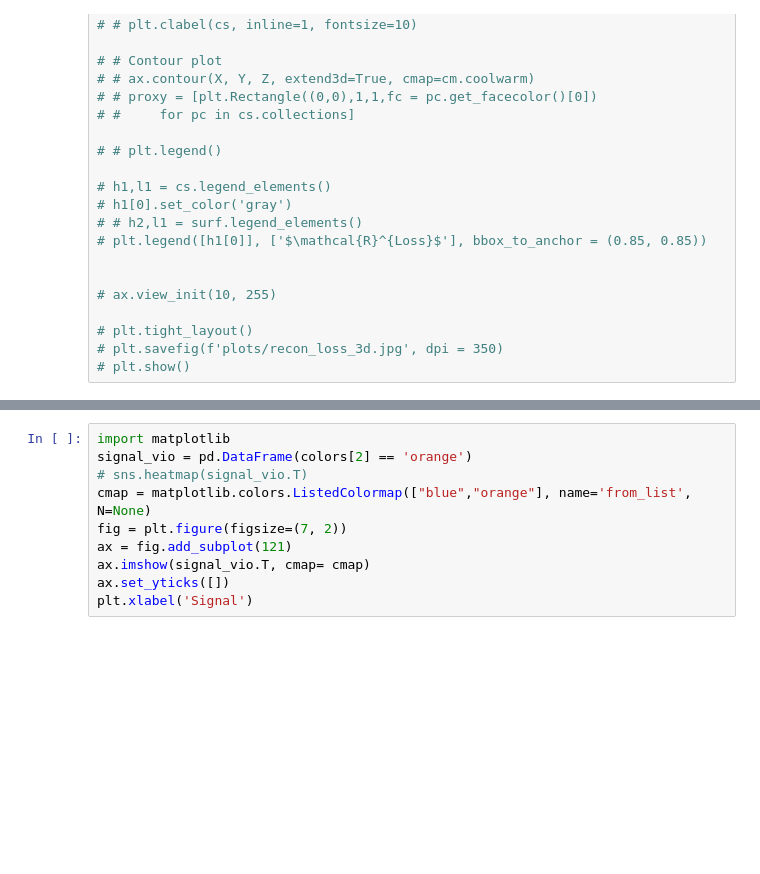
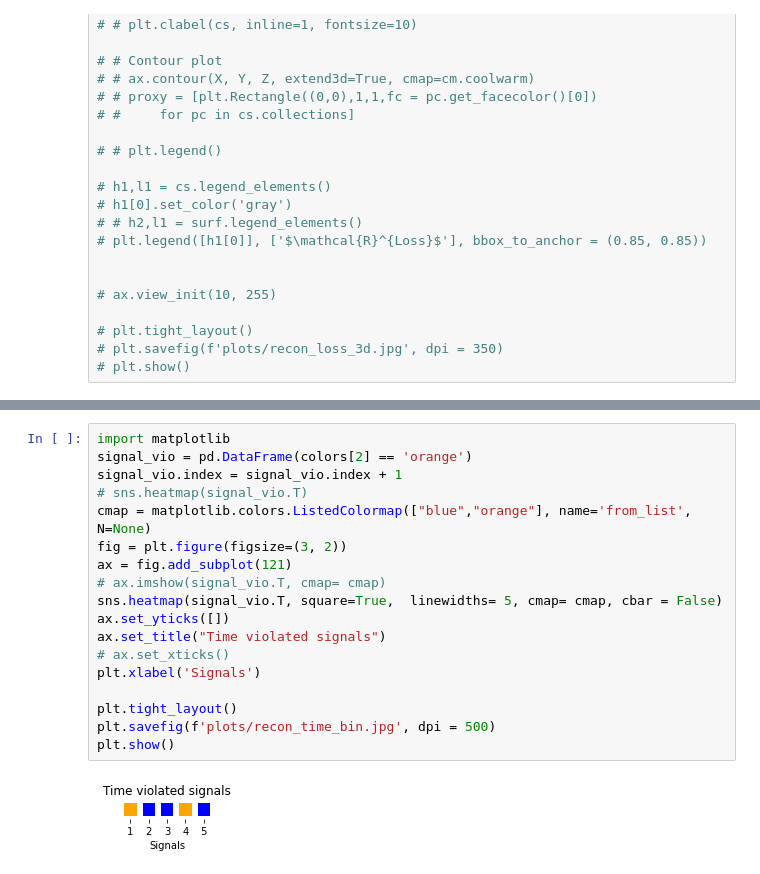
Before and after one commit to shahriar0651/canshield, a Jupyter notebook: visualization/framework_visualization.ipynb, the cells around one changed output, grey strips where cells are left out. Saved outputs shown, nothing was run; the diff lists cells and outputs as text; blank space fills up the shorter version.

```diff
--- a/visualization/framework_visualization.ipynb
+++ b/visualization/framework_visualization.ipynb
@@ -289,11 +301,21 @@ plt.legend(bbox_to_anchor = (1,1))
 # %%
 import matplotlib
 signal_vio = pd.DataFrame(colors[2] == 'orange')
+signal_vio.index = signal_vio.index + 1
 # sns.heatmap(signal_vio.T)
 cmap = matplotlib.colors.ListedColormap(["blue","orange"], name='from_list', N=None)
-fig = plt.figure(figsize=(7, 2))
+fig = plt.figure(figsize=(3, 2))
 ax = fig.add_subplot(121)
-ax.imshow(signal_vio.T, cmap= cmap)
+# ax.imshow(signal_vio.T, cmap= cmap)
+sns.heatmap(signal_vio.T, square=True,  linewidths= 5, cmap= cmap, cbar = False)
 ax.set_yticks([])
-plt.xlabel('Signal')
+ax.set_title("Time violated signals")
+# ax.set_xticks()
+plt.xlabel('Signals')
+
+plt.tight_layout()
+plt.savefig(f'plots/recon_time_bin.jpg', dpi = 500)
+plt.show()
+# %% [output]
+[figure, added]
 # %%
```
Also changed, not shown: parts of 15 cells of this notebook, 1 other file.
